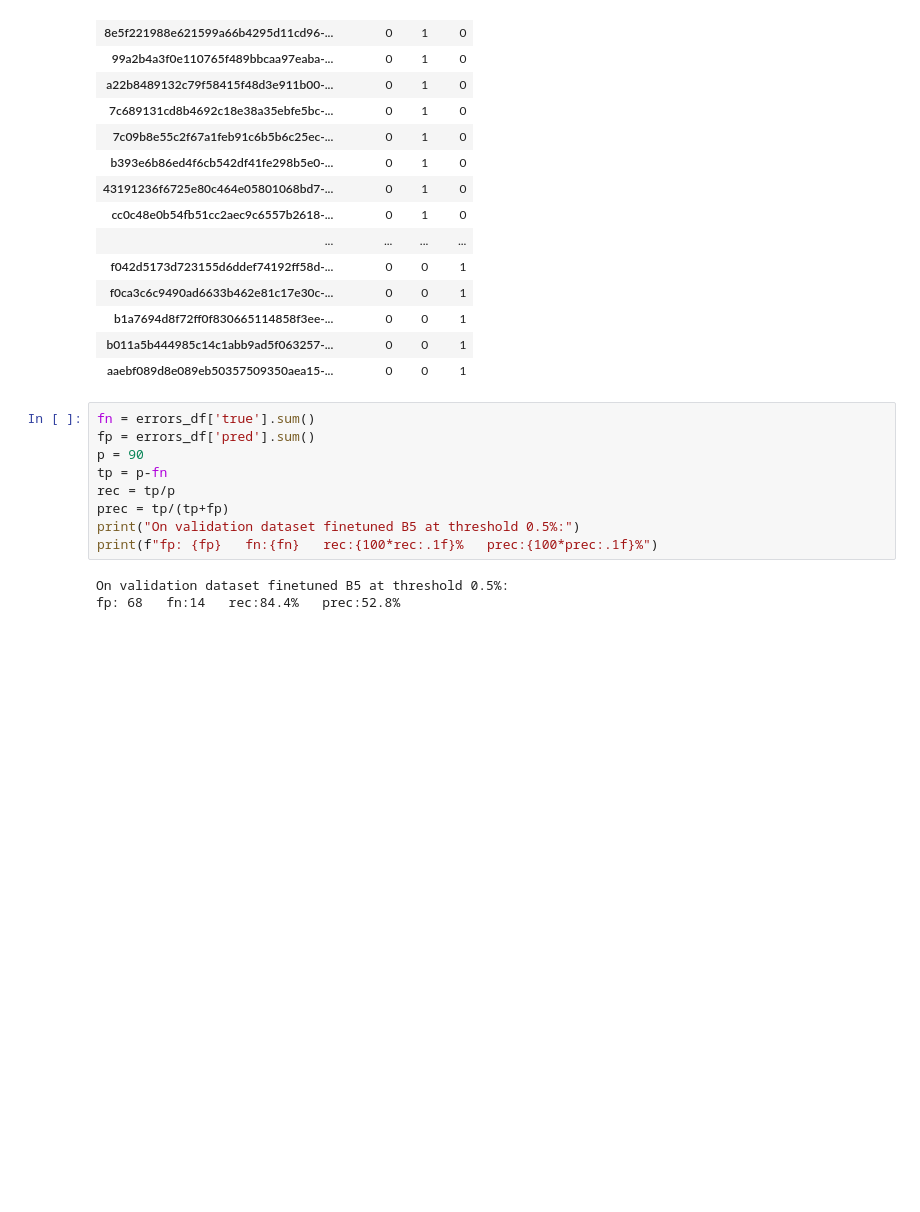
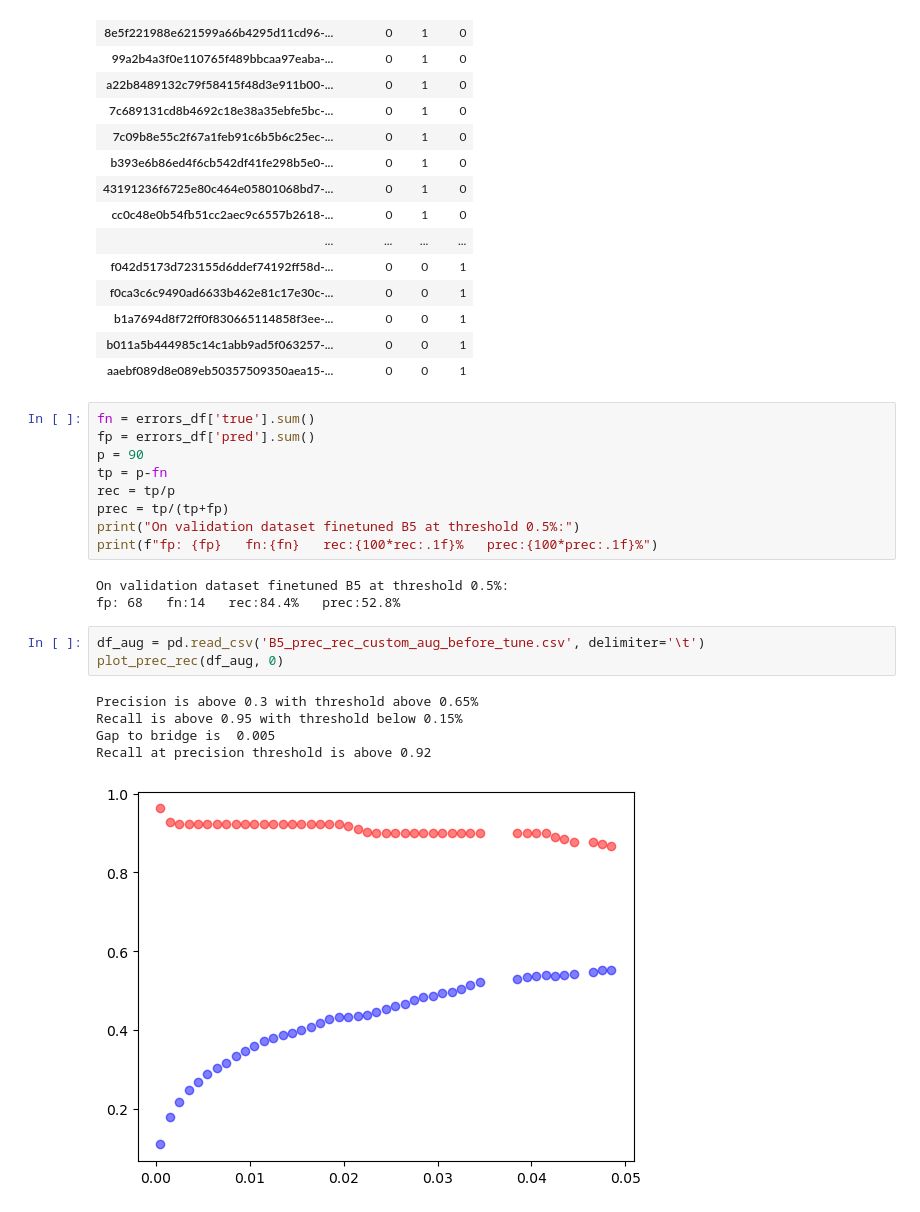
Before and after one commit to ArtemChemist/CFU_counter, a Jupyter notebook: EffNet/B5/prec_rec analysis.ipynb, the cells around one changed output. Saved outputs shown, nothing was run; the diff lists cells and outputs as text; blank space fills up the shorter version.

```diff
--- a/EffNet/B5/prec_rec analysis.ipynb
+++ b/EffNet/B5/prec_rec analysis.ipynb
@@ -89,3 +86,12 @@ print(f"fp: {fp}   fn:{fn}   rec:{100*rec:.1f}%   prec:{100*prec:.1f}%")
 # %% [output]
 On validation dataset finetuned B5 at threshold 0.5%:
 fp: 68   fn:14   rec:84.4%   prec:52.8%
+# %%
+df_aug = pd.read_csv('B5_prec_rec_custom_aug_before_tune.csv', delimiter='\t')
+plot_prec_rec(df_aug, 0)
+# %% [output]
+Precision is above 0.3 with threshold above 0.65%
+Recall is above 0.95 with threshold below 0.15%
+Gap to bridge is  0.005
+Recall at precision threshold is above 0.92
+[figure, added]
```
Also changed, not shown: parts of 2 cells of this notebook, 20 other files.
